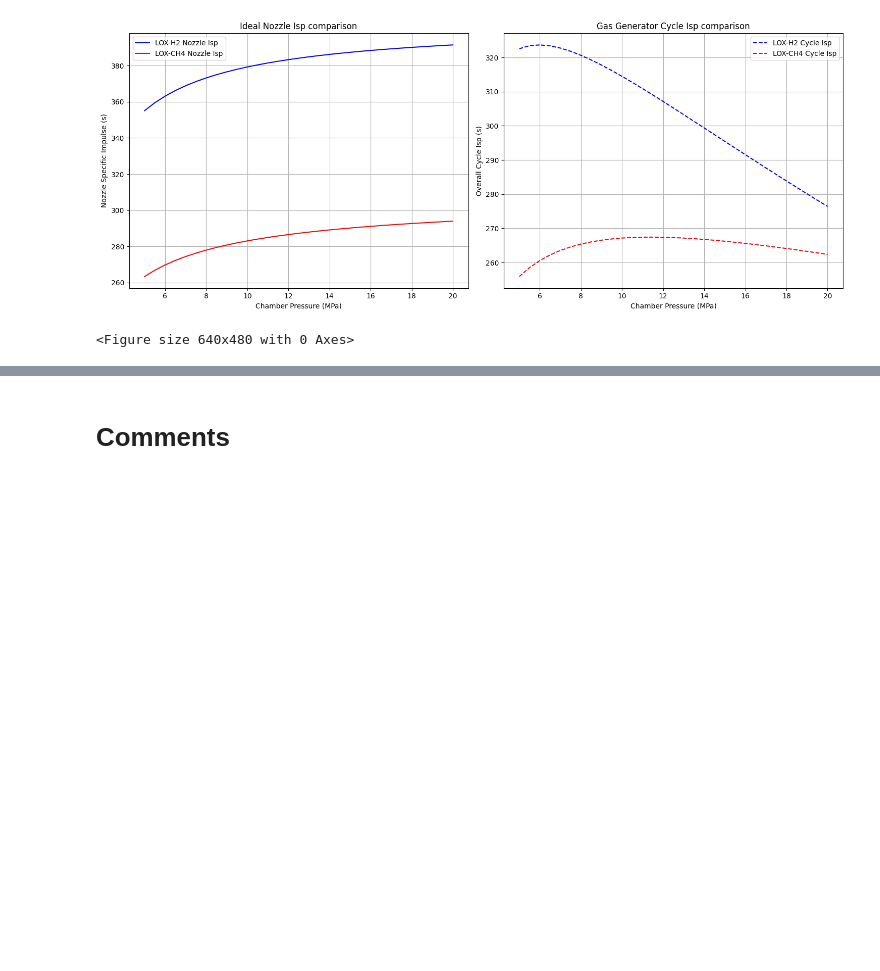
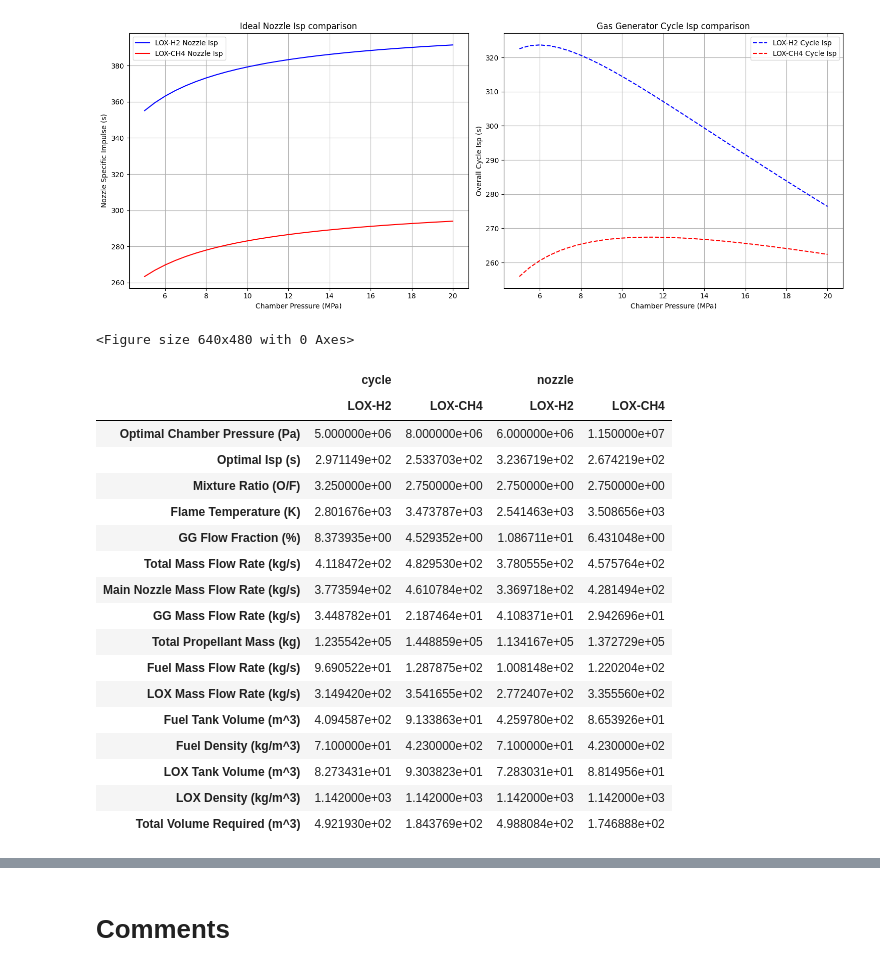
Before and after one commit to erskordi/ME538, a Jupyter notebook: ME538_Project.ipynb, the cells around one changed output, grey strips where cells are left out. Drawn from its saved outputs; the diff is of its cells as text; code cells hidden in the pictures; blank space fills up the shorter version.

```diff
--- a/ME538_Project.ipynb
+++ b/ME538_Project.ipynb
@@ -488,3 +500,56 @@ plt.savefig('propellant_isp_comparison.pdf', bbox_inches='tight', dpi=600)
 # %% [output]
 [figure]
 <Figure size 640x480 with 0 Axes>
+# %%
+import pandas as pd
+import numpy as np
+
+metrics = [
+    "Optimal Chamber Pressure (Pa)",
+    "Optimal Isp (s)",
+    "Mixture Ratio (O/F)",
+    "Flame Temperature (K)",
+    "GG Flow Fraction (%)",
+    "Total Mass Flow Rate (kg/s)",
+    "Main Nozzle Mass Flow Rate (kg/s)",
+    "GG Mass Flow Rate (kg/s)",
+    "Total Propellant Mass (kg)",
+    "Fuel Mass Flow Rate (kg/s)",
+    "LOX Mass Flow Rate (kg/s)",
+    "Fuel Tank Volume (m^3)",
+    "Fuel Density (kg/m^3)",
+    "LOX Tank Volume (m^3)",
+    "LOX Density (kg/m^3)",
+    "Total Volume Required (m^3)"
+]
+
+
+# Build the data matrix using the values from comparison_data
+formatted_data = {}
+for isp_type in ["cycle", "nozzle"]:
+    for prop in ["LOX-H2", "LOX-CH4"]:
+        formatted_data[(isp_type, prop)] = comparison_data[isp_type][prop]
+
+# Create and display the new DataFrame
+df = pd.DataFrame(formatted_data, index=metrics)
+display(df)
+df.to_csv("Isp_comparison_data.csv")
+# %% [output]
+|  | cycle |  | nozzle |  |
+|  | LOX-H2 | LOX-CH4 | LOX-H2 | LOX-CH4 |
+| Optimal Chamber Pressure (Pa) | 5.000000e+06 | 8.000000e+06 | 6.000000e+06 | 1.150000e+07 |
+| Optimal Isp (s) | 2.971149e+02 | 2.533703e+02 | 3.236719e+02 | 2.674219e+02 |
+| Mixture Ratio (O/F) | 3.250000e+00 | 2.750000e+00 | 2.750000e+00 | 2.750000e+00 |
+| Flame Temperature (K) | 2.801676e+03 | 3.473787e+03 | 2.541463e+03 | 3.508656e+03 |
+| GG Flow Fraction (%) | 8.373935e+00 | 4.529352e+00 | 1.086711e+01 | 6.431048e+00 |
+| Total Mass Flow Rate (kg/s) | 4.118472e+02 | 4.829530e+02 | 3.780555e+02 | 4.575764e+02 |
+| Main Nozzle Mass Flow Rate (kg/s) | 3.773594e+02 | 4.610784e+02 | 3.369718e+02 | 4.281494e+02 |
+| GG Mass Flow Rate (kg/s) | 3.448782e+01 | 2.187464e+01 | 4.108371e+01 | 2.942696e+01 |
+| Total Propellant Mass (kg) | 1.235542e+05 | 1.448859e+05 | 1.134167e+05 | 1.372729e+05 |
+| Fuel Mass Flow Rate (kg/s) | 9.690522e+01 | 1.287875e+02 | 1.008148e+02 | 1.220204e+02 |
+| LOX Mass Flow Rate (kg/s) | 3.149420e+02 | 3.541655e+02 | 2.772407e+02 | 3.355560e+02 |
+| Fuel Tank Volume (m^3) | 4.094587e+02 | 9.133863e+01 | 4.259780e+02 | 8.653926e+01 |
+| Fuel Density (kg/m^3) | 7.100000e+01 | 4.230000e+02 | 7.100000e+01 | 4.230000e+02 |
+| LOX Tank Volume (m^3) | 8.273431e+01 | 9.303823e+01 | 7.283031e+01 | 8.814956e+01 |
+| LOX Density (kg/m^3) | 1.142000e+03 | 1.142000e+03 | 1.142000e+03 | 1.142000e+03 |
+| Total Volume Required (m^3) | 4.921930e+02 | 1.843769e+02 | 4.988084e+02 | 1.746888e+02 |
```
Also changed, not shown: parts of 6 cells of this notebook.
